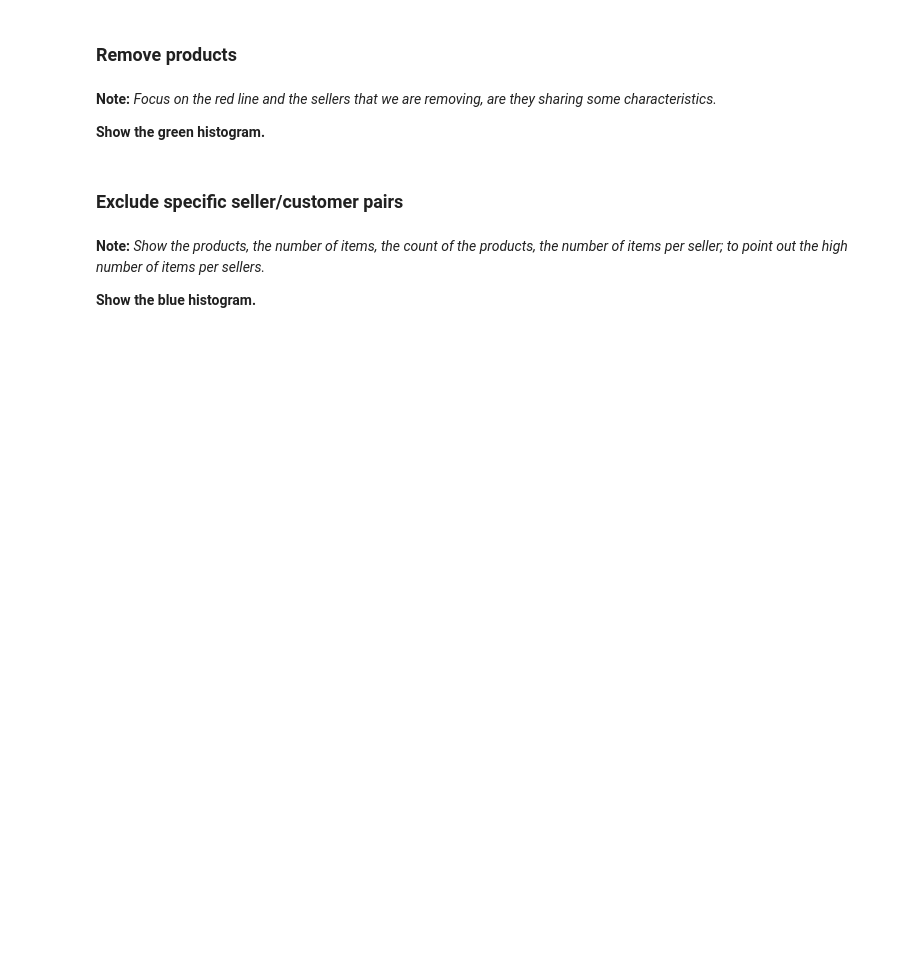
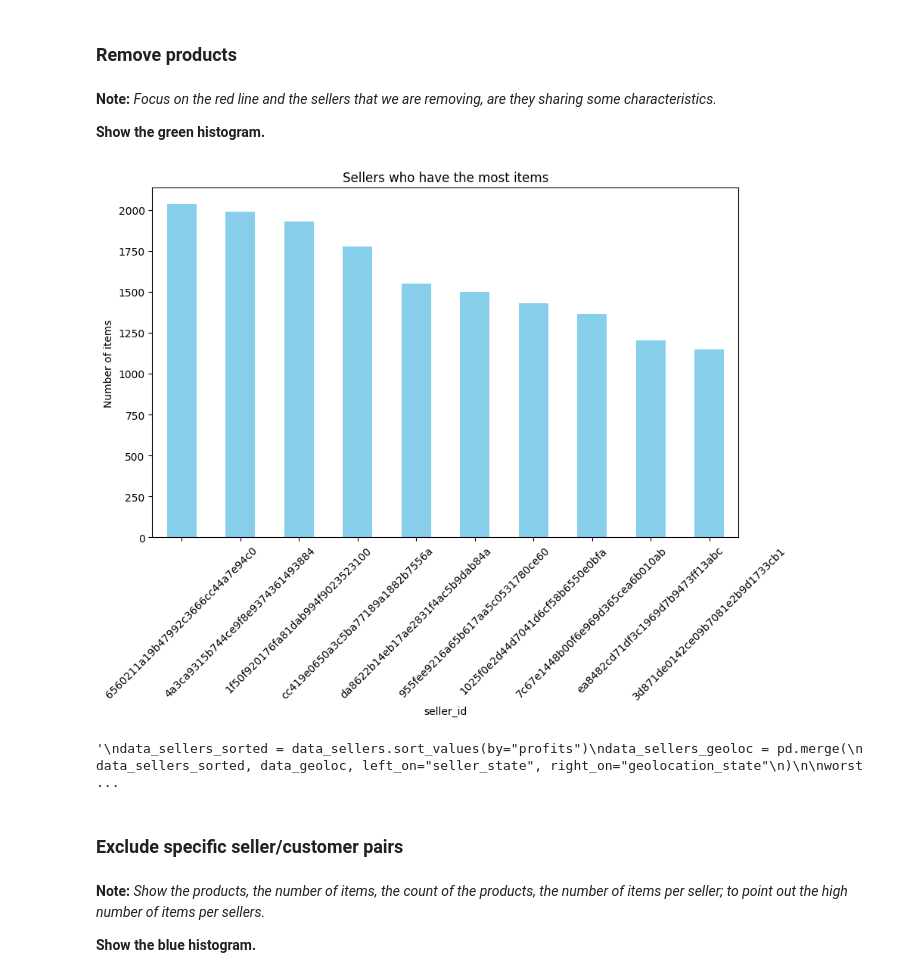
Before and after one commit to espiautlewagon/presentation_jul24, a Jupyter notebook: presentation.ipynb, the cells around one changed output. Cells and saved outputs as stored; diff of their text form; code cells hidden in the pictures; blank space fills up the shorter version.

```diff
--- a/presentation.ipynb
+++ b/presentation.ipynb
@@ -251,6 +215,59 @@ plt.set_ylabel("Count")
 **Note:** *Focus on the red line and the sellers that we are removing, are they sharing some characteristics.*
 
 **Show the green histogram.**
+# %%
+# Sort data_sellers by profits
+data_sellers_sorted = data_sellers.sort_values(by="profits")
+
+# Merge data_sellers_sorted with data_geoloc on seller_state and geolocation_state
+data_sellers_geoloc = pd.merge(
+    data_sellers_sorted, data_geoloc, left_on="seller_state", right_on="geolocation_state"
+)
+
+# Sort merged data by profits and select the worst 100 sellers
+worst_sellers = data_sellers_geoloc.sort_values(by="profits").head(100)
+
+# Extract seller_ids of the worst sellers
+seller_ids_removed = worst_sellers["seller_id"]
+
+# Filter data_items to include only those items from the worst sellers
+order_items_removed = data_items[data_items["seller_id"].isin(seller_ids_removed)]
+
+# Count the number of items per seller and get the top 10 sellers
+most_sold_products = order_items_removed["seller_id"].value_counts().head(10)
+# %%
+# Plot the data using Matplotlib
+plt.figure(figsize=(10, 6))
+most_sold_products.plot(kind="bar", color="skyblue")
+plt.title("Sellers who have the most items")
+plt.xlabel("seller_id")
+plt.ylabel("Number of items")
+plt.xticks(rotation=45)
+plt.show()
+# %% [output]
+[figure, added]
+# %%
+"""
+data_sellers_sorted = data_sellers.sort_values(by="profits")
+data_sellers_geoloc = pd.merge(
+    data_sellers_sorted, data_geoloc, left_on="seller_state", right_on="geolocation_state"
+)
+
+worst_sellers = data_sellers_geoloc.sort_values(by="profits")
+sellers_worst = worst_sellers.head(100)
+
+
+seller_ids_removed = sellers_worst["seller_id"]
+order_items_removed = data_items[data_items["seller_id"].isin(seller_ids_removed)]
+most_sold_products = order_items_removed["seller_id"].value_counts().head(10)
+
+histplot = most_sold_products.plot(kind="bar", color="skyblue")
+histplot.set_title("Sellers who have the most items")
+histplot.set_xlabel("seller_id")
+histplot.set_ylabel("Number of items");
+"""
+# %% [output]
+'\ndata_sellers_sorted = data_sellers.sort_values(by="profits")\ndata_sellers_geoloc = pd.merge(\n    data_sellers_sorted, data_geoloc, left_on="seller_state", right_on="geolocation_state"\n)\n\nworst ...
 # %% [markdown]
 ### Exclude specific seller/customer pairs
 # %% [markdown]
```
Also changed, not shown: parts of 10 cells of this notebook.
